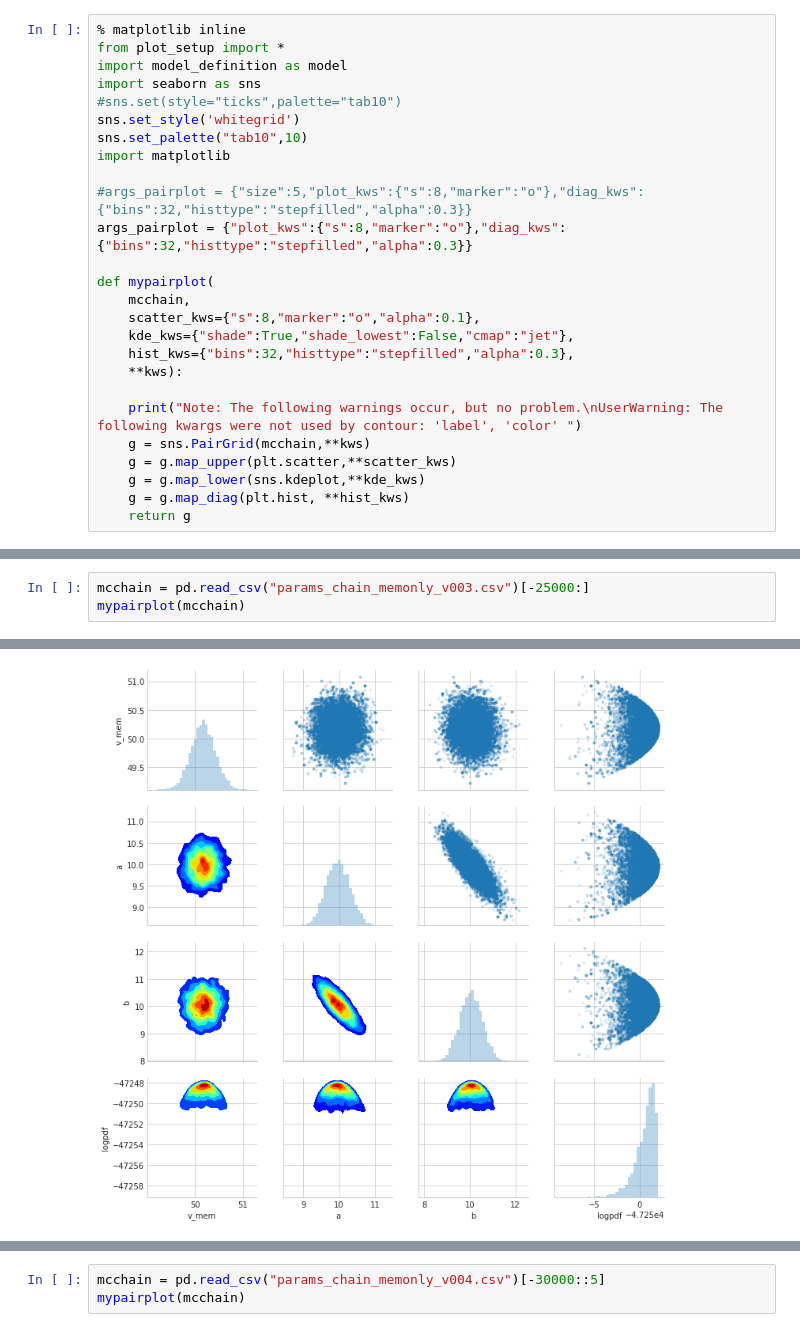
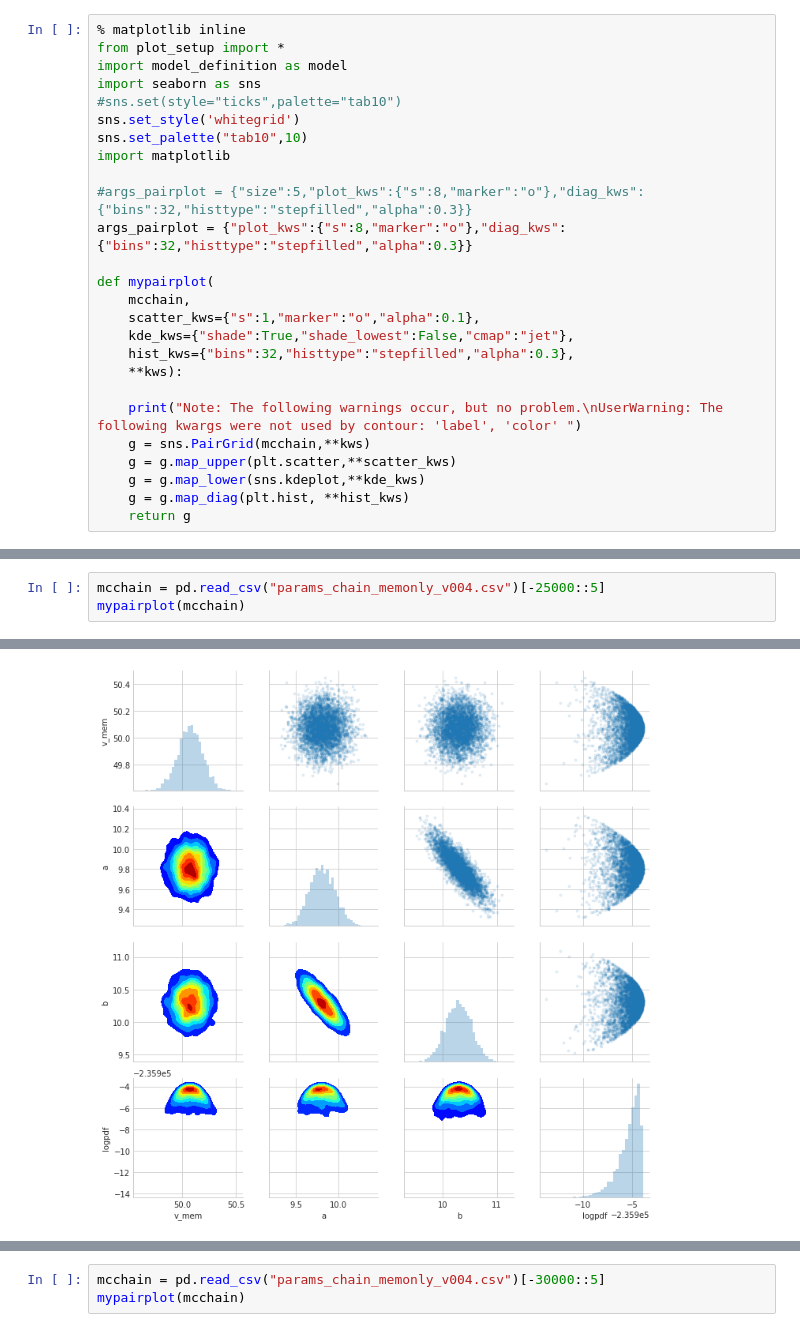
Before and after one commit to gomeshun/modKI17, a Jupyter notebook: python/memonly.ipynb, the cells around one changed output, grey strips where cells are left out. Drawn from its saved outputs; the diff is of its cells as text.

```diff
--- a/python/memonly.ipynb
+++ b/python/memonly.ipynb
@@ -13,7 +13,7 @@ args_pairplot = {"plot_kws":{"s":8,"marker":"o"},"diag_kws":{"bins":32,"histtype
 
 def mypairplot(
     mcchain,
-    scatter_kws={"s":8,"marker":"o","alpha":0.1},
+    scatter_kws={"s":1,"marker":"o","alpha":0.1},
     kde_kws={"shade":True,"shade_lowest":False,"cmap":"jet"},
     hist_kws={"bins":32,"histtype":"stepfilled","alpha":0.3},
     **kws):
@@ -42,8 +62,8 @@ pd.read_csv("mclog_memonly_v003.csv")
 # %%
-mcchain = pd.read_csv("params_chain_memonly_v003.csv")[-25000:]
+mcchain = pd.read_csv("params_chain_memonly_v004.csv")[-25000::5]
 mypairplot(mcchain)
 # %% [output]
 Note: The following warnings occur, but no problem.
 UserWarning: The following kwargs were not used by contour: 'label', 'color'
 <seaborn.axisgrid.PairGrid at 0x...>
-[figure, old version]
+[figure, new version]
```
Also changed, not shown: parts of 6 cells of this notebook, 1 other file.
